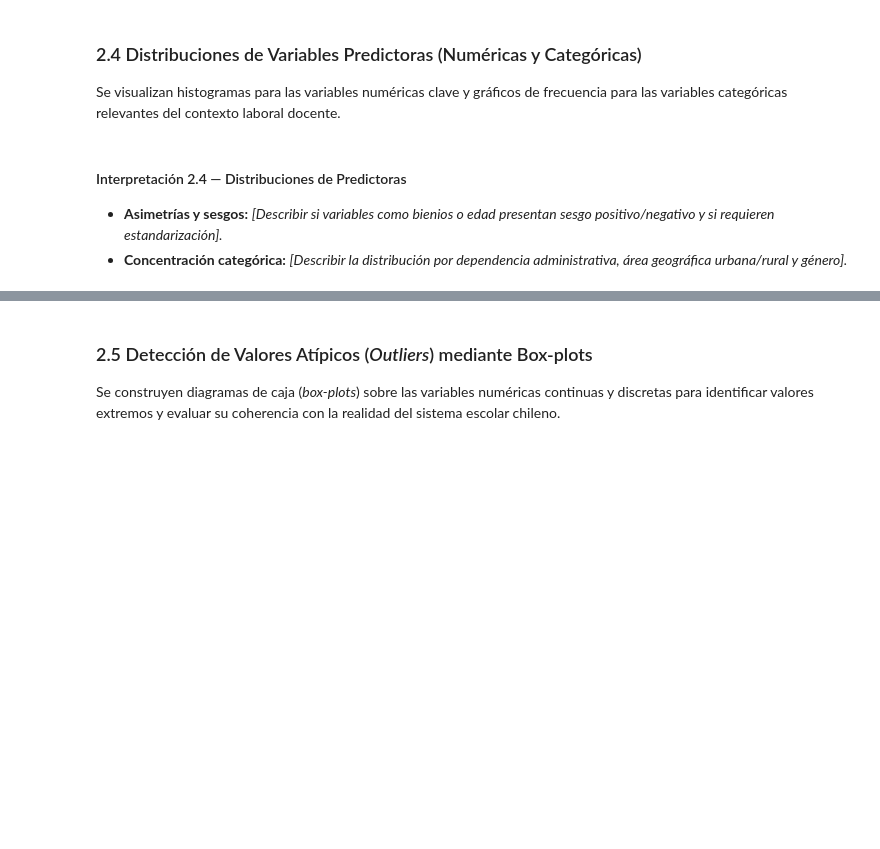
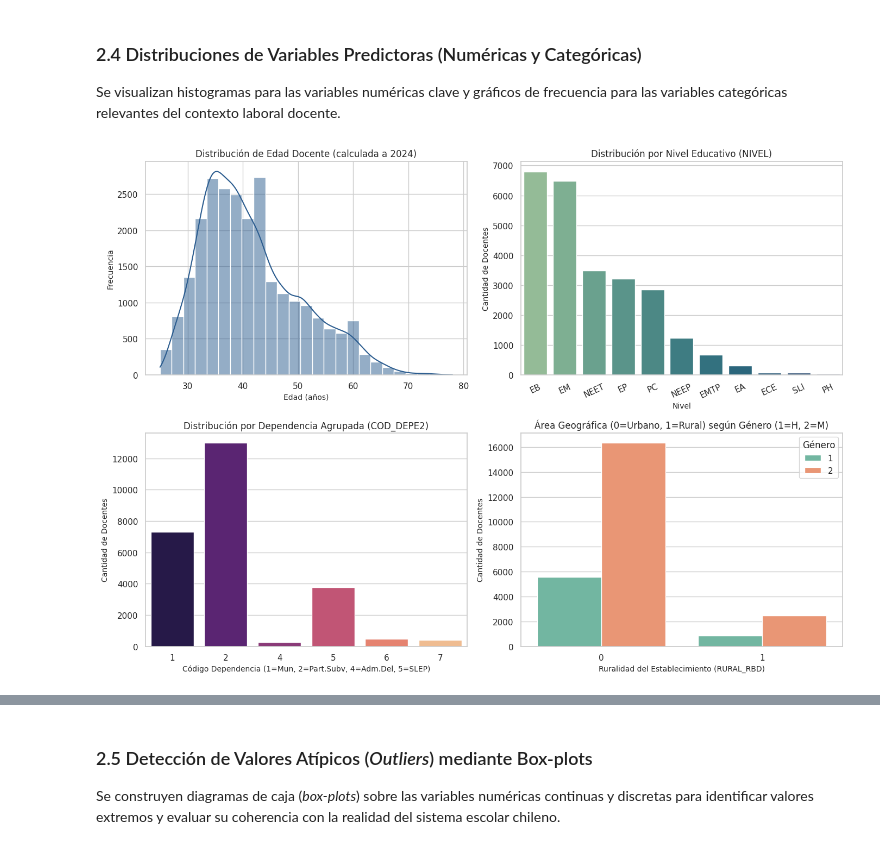
Before and after one commit to gonmpa/Notebook_Jupyter_Mineria_Datos_Supervisado_Clasificacion, a Jupyter notebook: Evaluacion_Final_MD_Pino_Gonzalo.ipynb, the cells around one changed output, grey strips where cells are left out. Saved outputs shown, nothing was run; the diff lists cells and outputs as text; code cells hidden in the pictures; blank space fills up the shorter version.

```diff
--- a/Evaluacion_Final_MD_Pino_Gonzalo.ipynb
+++ b/Evaluacion_Final_MD_Pino_Gonzalo.ipynb
@@ -40,0 +126,18 @@ Se calculan las medidas de tendencia central, dispersión y cuartiles para las v
+# %%
+# [C-2.1] Estadísticos descriptivos de variables numéricas y categóricas
+# Creamos una copia temporal para calcular EDAD y PF_PJE numérico solo con fines exploratorios
+df_eda = df.copy()
+df_eda["PF_PJE_NUM"] = pd.to_numeric(df_eda["PF_PJE"].astype(str).str.replace(",", "."), errors="coerce")
+df_eda["EDAD_TEMP"] = np.where(
+    df_eda["DOC_FEC_NAC"] == 190001,
+    np.nan,
+    2024 - (df_eda["DOC_FEC_NAC"] // 100)
+)
+
+print("=== ESTADÍSTICOS DESCRIPTIVOS: VARIABLES NUMÉRICAS RELEVANTES ===")
+cols_num_eda = ["EDAD_TEMP", "PF_PJE_NUM", "COD_REG_RBD", "COD_DEPE", "COD_DEPE2", "RURAL_RBD", "ESTADO_ESTAB", "DOC_GENERO"]
+display(df_eda[cols_num_eda].describe().T.round(2))
+
+print("\n=== ESTADÍSTICOS DESCRIPTIVOS: VARIABLES CATEGÓRICAS ===")
+cols_cat_eda = ["PF_CAT_CARRERA", "NIVEL", "NOM_REG_RBD_A"]
+display(df_eda[cols_cat_eda].describe().T)
@@ -56,7 +232,38 @@ Al tratarse de un problema de clasificación multiclase, se analiza la frecuenci
 # %% [markdown]
 ### 2.4 Distribuciones de Variables Predictoras (Numéricas y Categóricas)
 Se visualizan histogramas para las variables numéricas clave y gráficos de frecuencia para las variables categóricas relevantes del contexto laboral docente.
-# %% [markdown]
-#### Interpretación 2.4 — Distribuciones de Predictoras
-* **Asimetrías y sesgos:** *[Describir si variables como bienios o edad presentan sesgo positivo/negativo y si requieren estandarización].*
-* **Concentración categórica:** *[Describir la distribución por dependencia administrativa, área geográfica urbana/rural y género].*
+# %%
+# [C-2.4] Distribuciones de variables predictoras clave
+fig, axes = plt.subplots(2, 2, figsize=(14, 10))
+
+# 1. Histograma de Edad (sin centinela 190001)
+sns.histplot(df_eda["EDAD_TEMP"].dropna(), bins=25, kde=True, color="#2b5c8f", ax=axes[0, 0])
+axes[0, 0].set_title("Distribución de Edad Docente (calculada a 2024)")
+axes[0, 0].set_xlabel("Edad (años)")
+axes[0, 0].set_ylabel("Frecuencia")
+
+# 2. Distribución por Nivel de Enseñanza (NIVEL)
+orden_nivel = df["NIVEL"].value_counts().index
+sns.countplot(data=df, x="NIVEL", order=orden_nivel, palette="crest", ax=axes[0, 1])
+axes[0, 1].set_title("Distribución por Nivel Educativo (NIVEL)")
+axes[0, 1].set_xlabel("Nivel")
+axes[0, 1].set_ylabel("Cantidad de Docentes")
+axes[0, 1].tick_params(axis="x", rotation=25)
+
+# 3. Distribución por Dependencia Administrativa Agrupada (COD_DEPE2)
+sns.countplot(data=df, x="COD_DEPE2", palette="magma", ax=axes[1, 0])
+axes[1, 0].set_title("Distribución por Dependencia Agrupada (COD_DEPE2)")
+axes[1, 0].set_xlabel("Código Dependencia (1=Mun, 2=Part.Subv, 4=Adm.Del, 5=SLEP)")
+axes[1, 0].set_ylabel("Cantidad de Docentes")
+
+# 4. Distribución por Área Geográfica (RURAL_RBD) y Género (DOC_GENERO)
+sns.countplot(data=df, x="RURAL_RBD", hue="DOC_GENERO", palette="Set2", ax=axes[1, 1])
+axes[1, 1].set_title("Área Geográfica (0=Urbano, 1=Rural) según Género (1=H, 2=M)")
+axes[1, 1].set_xlabel("Ruralidad del Establecimiento (RURAL_RBD)")
+axes[1, 1].set_ylabel("Cantidad de Docentes")
+axes[1, 1].legend(title="Género")
+
+plt.tight_layout()
+plt.show()
+# %% [output]
+[figure, added]
```
Also changed, not shown: parts of 20 cells of this notebook.
